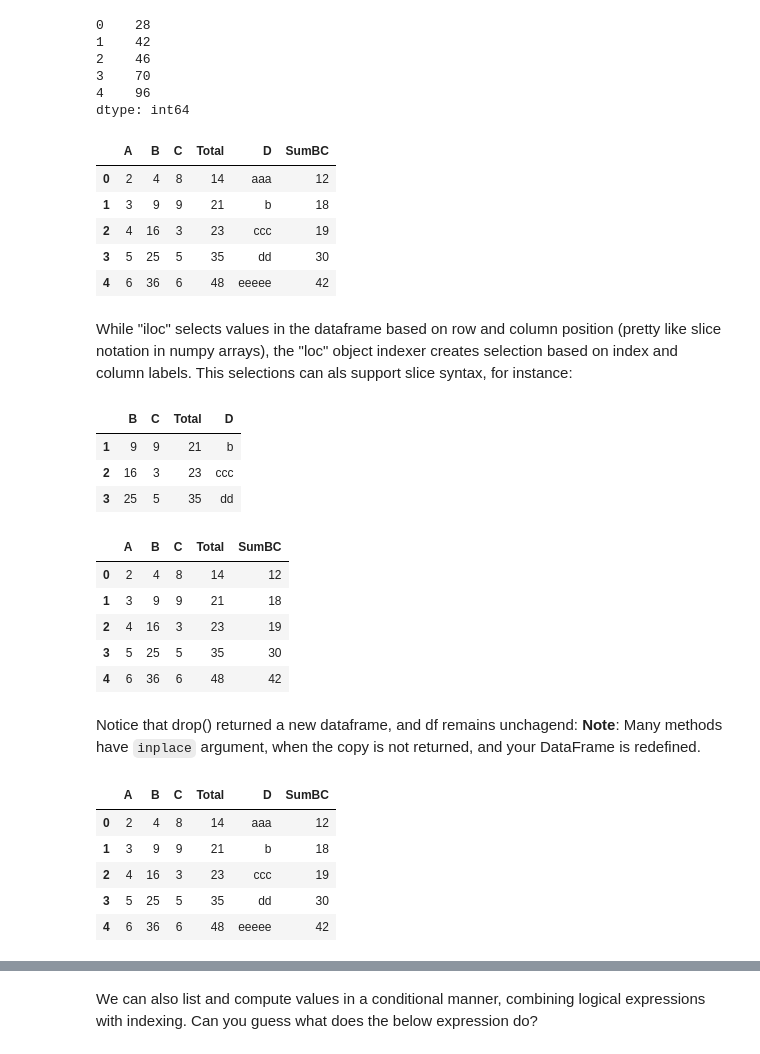
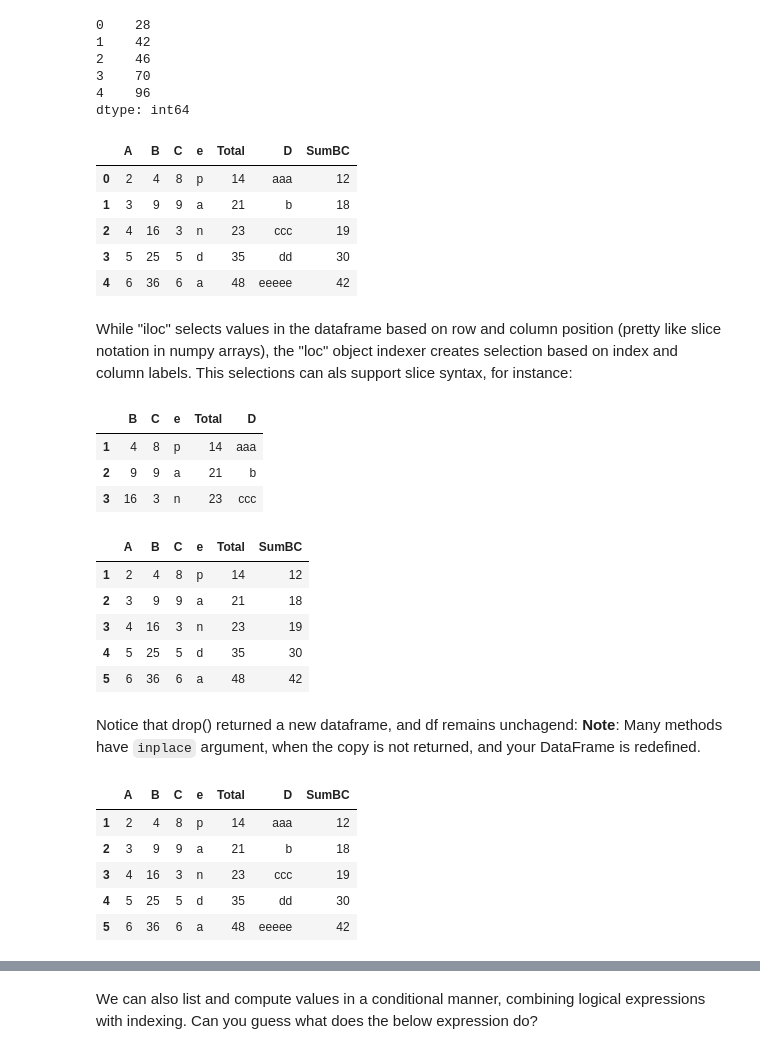
Before and after one commit to Py-ualg/2024-intro-course, a Jupyter notebook: tutorials/D3S2_pandas/D3S2_tutorial1.ipynb, the cells around one changed output, grey strips where cells are left out. Drawn from its saved outputs; the diff is of its cells as text; code cells hidden in the pictures.

```diff
--- a/tutorials/D3S2_pandas/D3S2_tutorial1.ipynb
+++ b/tutorials/D3S2_pandas/D3S2_tutorial1.ipynb
@@ -90,3 +90,7 @@ df
 | 2 | 4 | 16 | 3 |
 | 3 | 5 | 25 | 5 |
 | 4 | 6 | 36 | 6 |
+# %%
+# @title Another one
+df['e'] = list('panda')  # pandas will not work because the length do not match
+df
@@ -163,42 +188,44 @@ dtype: int64
 # %%
 # @title use chaining to achieve sum of values in columns B and C:
 # (Remenber: slice notation "`[:,1:3]`" means "any row, columns 1 to 2")
+# this shows also that you can chaing operations one after each other
 df['SumBC'] = df.iloc[:, 1:3].sum(axis=1)
 df
 # %% [output]
-|  | A | B | C | Total | D | SumBC |
-| 0 | 2 | 4 | 8 | 14 | aaa | 12 |
-| 1 | 3 | 9 | 9 | 21 | b | 18 |
-| 2 | 4 | 16 | 3 | 23 | ccc | 19 |
-| 3 | 5 | 25 | 5 | 35 | dd | 30 |
-| 4 | 6 | 36 | 6 | 48 | eeeee | 42 |
+|  | A | B | C | e | Total | D | SumBC |
+| 0 | 2 | 4 | 8 | p | 14 | aaa | 12 |
+| 1 | 3 | 9 | 9 | a | 21 | b | 18 |
+| 2 | 4 | 16 | 3 | n | 23 | ccc | 19 |
+| 3 | 5 | 25 | 5 | d | 35 | dd | 30 |
+| 4 | 6 | 36 | 6 | a | 48 | eeeee | 42 |
 # %% [markdown]
 While "iloc" selects values in the dataframe based on row and column position (pretty like slice notation in numpy arrays), the "loc" object indexer creates selection based on index and column labels. This selections can als support slice syntax, for instance:
 # %%
-df.loc[1:3,'B':'D']
+df.index = ['1', '2', '3', '4', '5']
+df.loc['1':'3','B':'D']
 # %% [output]
-|  | B | C | Total | D |
-| 1 | 9 | 9 | 21 | b |
-| 2 | 16 | 3 | 23 | ccc |
-| 3 | 25 | 5 | 35 | dd |
+|  | B | C | e | Total | D |
+| 1 | 4 | 8 | p | 14 | aaa |
+| 2 | 9 | 9 | a | 21 | b |
+| 3 | 16 | 3 | n | 23 | ccc |
 # %%
 df.drop(columns=['D'])
 # %% [output]
-|  | A | B | C | Total | SumBC |
-| 0 | 2 | 4 | 8 | 14 | 12 |
-| 1 | 3 | 9 | 9 | 21 | 18 |
-| 2 | 4 | 16 | 3 | 23 | 19 |
-| 3 | 5 | 25 | 5 | 35 | 30 |
-| 4 | 6 | 36 | 6 | 48 | 42 |
+|  | A | B | C | e | Total | SumBC |
+| 1 | 2 | 4 | 8 | p | 14 | 12 |
+| 2 | 3 | 9 | 9 | a | 21 | 18 |
+| 3 | 4 | 16 | 3 | n | 23 | 19 |
+| 4 | 5 | 25 | 5 | d | 35 | 30 |
+| 5 | 6 | 36 | 6 | a | 48 | 42 |
 # %% [markdown]
 Notice that drop() returned a new dataframe, and df remains unchagend:
 **Note**: Many methods have `inplace` argument, when the copy is not returned, and your DataFrame is redefined.
 # %%
 df
 # %% [output]
-|  | A | B | C | Total | D | SumBC |
-| 0 | 2 | 4 | 8 | 14 | aaa | 12 |
-| 1 | 3 | 9 | 9 | 21 | b | 18 |
-| 2 | 4 | 16 | 3 | 23 | ccc | 19 |
-| 3 | 5 | 25 | 5 | 35 | dd | 30 |
-| 4 | 6 | 36 | 6 | 48 | eeeee | 42 |
+|  | A | B | C | e | Total | D | SumBC |
+| 1 | 2 | 4 | 8 | p | 14 | aaa | 12 |
+| 2 | 3 | 9 | 9 | a | 21 | b | 18 |
+| 3 | 4 | 16 | 3 | n | 23 | ccc | 19 |
+| 4 | 5 | 25 | 5 | d | 35 | dd | 30 |
+| 5 | 6 | 36 | 6 | a | 48 | eeeee | 42 |
```
Also changed, not shown: parts of 9 cells of this notebook, 5 other files.
